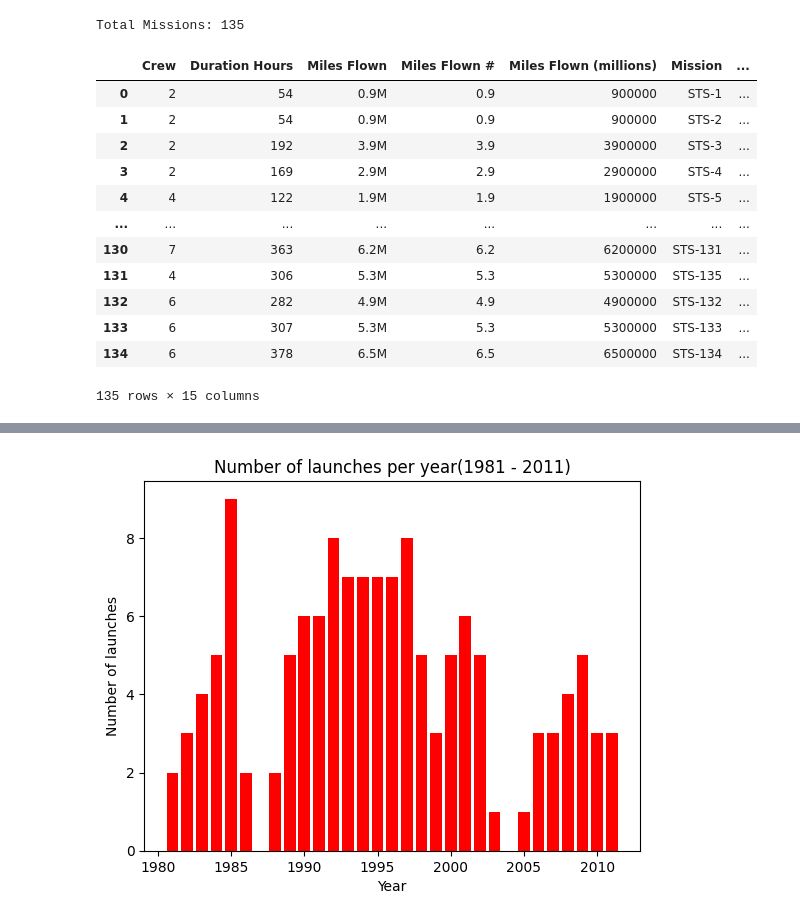
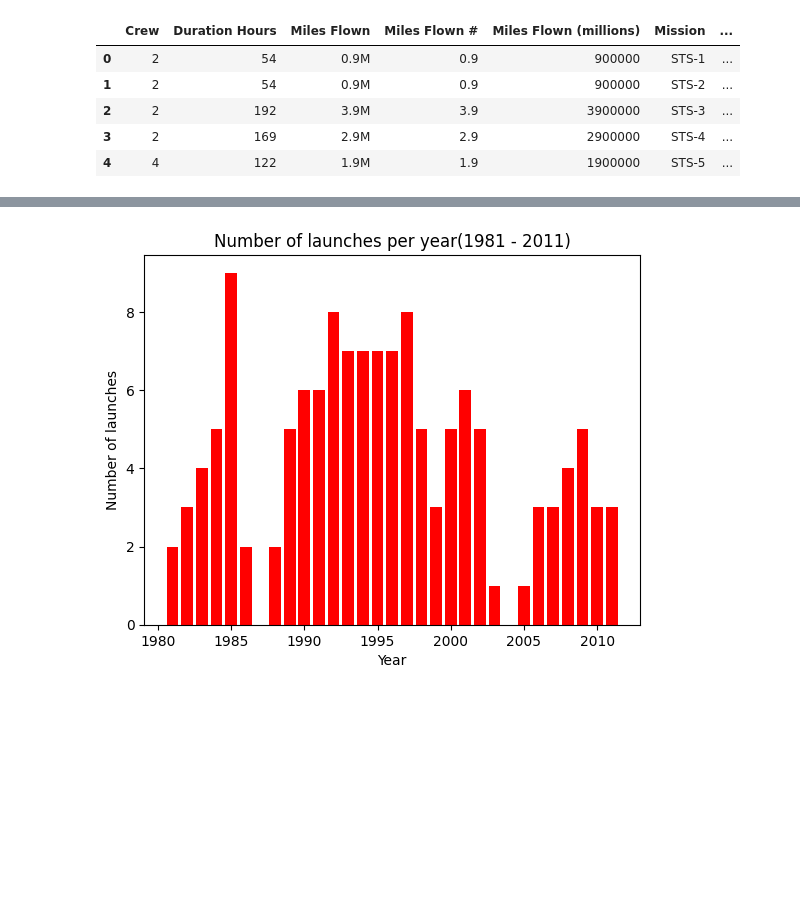
Before and after one commit to karastoyanov/space_shuttle_missions, a Jupyter notebook: space_shuttles_study.ipynb, the cells around one changed output, grey strips where cells are left out. Cells and saved outputs as stored; diff of their text form; code cells hidden in the pictures; blank space fills up the shorter version.

```diff
--- a/space_shuttles_study.ipynb
+++ b/space_shuttles_study.ipynb
@@ -10,20 +10,11 @@ import matplotlib.pyplot as plt
 import seaborn
 # %%
 missions = pd.read_csv(r"space_shuttle_missions.csv")
-print(f'Total Missions: {len(missions)}')
-missions.head(200)
+missions.head()
 # %% [output]
-Total Missions: 135
 |  | Crew | Duration Hours | Miles Flown | Miles Flown # | Miles Flown (millions) | Mission | ... |
 | 0 | 2 | 54 | 0.9M | 0.9 | 900000 | STS-1 | ... |
 | 1 | 2 | 54 | 0.9M | 0.9 | 900000 | STS-2 | ... |
 | 2 | 2 | 192 | 3.9M | 3.9 | 3900000 | STS-3 | ... |
 | 3 | 2 | 169 | 2.9M | 2.9 | 2900000 | STS-4 | ... |
 | 4 | 4 | 122 | 1.9M | 1.9 | 1900000 | STS-5 | ... |
-| ... | ... | ... | ... | ... | ... | ... | ... |
-| 130 | 7 | 363 | 6.2M | 6.2 | 6200000 | STS-131 | ... |
-| 131 | 4 | 306 | 5.3M | 5.3 | 5300000 | STS-135 | ... |
-| 132 | 6 | 282 | 4.9M | 4.9 | 4900000 | STS-132 | ... |
-| 133 | 6 | 307 | 5.3M | 5.3 | 5300000 | STS-133 | ... |
-| 134 | 6 | 378 | 6.5M | 6.5 | 6500000 | STS-134 | ... |
-135 rows × 15 columns
```
Also changed, not shown: parts of 2 cells of this notebook, 2 other files.
